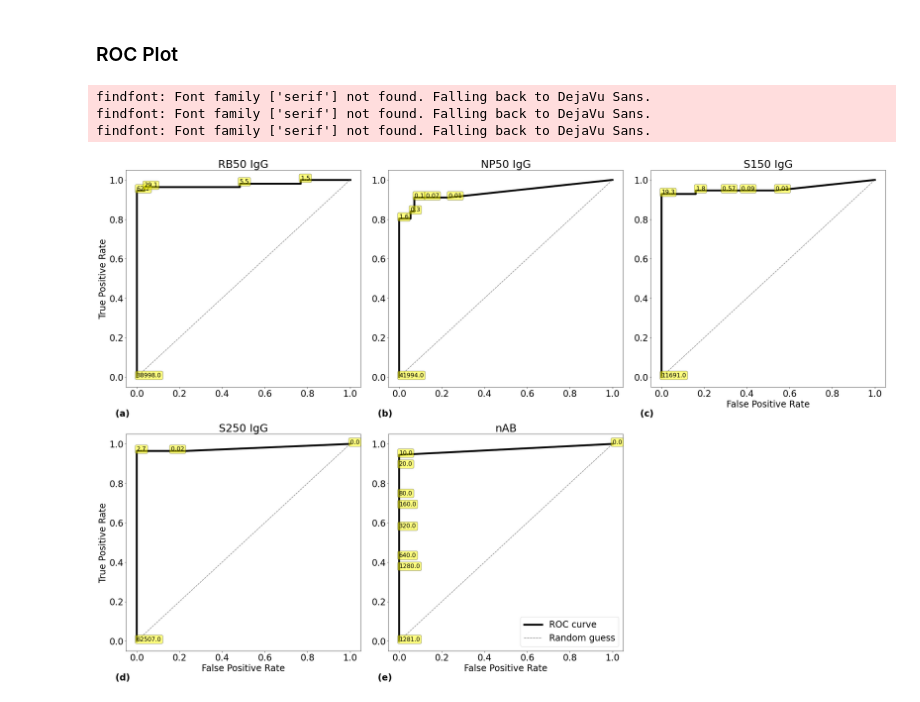
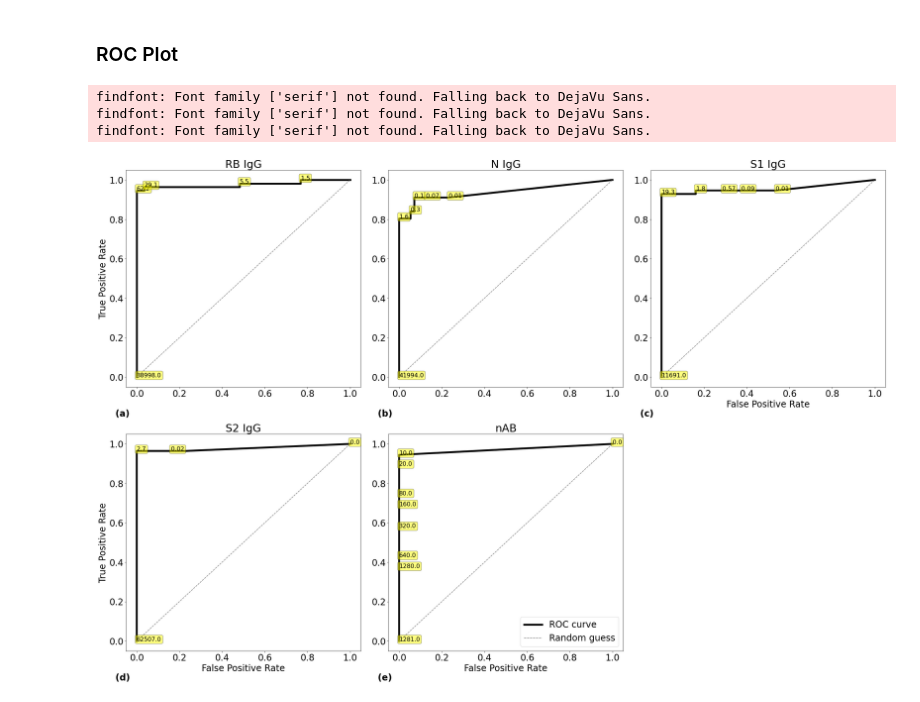
Before and after one commit to i6092467/t-cells-response-sars-cov-2, a Jupyter notebook: thresholds.ipynb, the cells around one changed output. Cells and saved outputs as stored; diff of their text form; code cells hidden in the pictures.

```diff
--- a/thresholds.ipynb
+++ b/thresholds.ipynb
@@ -369,32 +369,32 @@ balanced_accuracy_score(y_true=disease_status, y_pred=cons_response)
 # %%
 plotting_setup(24)
 
 fig, ax = plt.subplots(2, 3, figsize=(30, 20))
 
-plot_roc(roc_data_RB50[1], roc_data_RB50[0], roc_data_RB50[2], title='RB50 IgG', axes=ax[0, 0], label_every=2,
+plot_roc(roc_data_RB50[1], roc_data_RB50[0], roc_data_RB50[2], title='RB IgG', axes=ax[0, 0], label_every=2,
         fpr_label='')
 ax[0, 0].text(-0.1, -0.2, '(a)', weight='bold')
-plot_roc(roc_data_NP50[1], roc_data_NP50[0], roc_data_NP50[2], title='NP50 IgG', axes=ax[0, 1], label_every=2,
+plot_roc(roc_data_NP50[1], roc_data_NP50[0], roc_data_NP50[2], title='N IgG', axes=ax[0, 1], label_every=2,
          fpr_label='', tpr_label='')
 ax[0, 1].text(-0.1, -0.2, '(b)', weight='bold')
-plot_roc(roc_data_S150[1], roc_data_S150[0], roc_data_S150[2], title='S150 IgG', axes=ax[0, 2], label_every=2,
+plot_roc(roc_data_S150[1], roc_data_S150[0], roc_data_S150[2], title='S1 IgG', axes=ax[0, 2], label_every=2,
         tpr_label='')
 ax[0, 2].text(-0.1, -0.2, '(c)', weight='bold')
-plot_roc(roc_data_S250[1], roc_data_S250[0], roc_data_S250[2], title='S250 IgG', axes=ax[1, 0], label_every=2)
+plot_roc(roc_data_S250[1], roc_data_S250[0], roc_data_S250[2], title='S2 IgG', axes=ax[1, 0], label_every=2)
 ax[1, 0].text(-0.1, -0.2, '(d)', weight='bold')
 plot_roc(roc_data_nAB[1], roc_data_nAB[0], roc_data_nAB[2], title='nAB', axes=ax[1, 1], label_every=1,
          tpr_label='')
 ax[1, 1].text(-0.1, -0.2, '(e)', weight='bold')
 
 ax[1, 2].set_axis_off()
 
 l = ax[1, 1].legend(loc='lower right')
 
 plt.tight_layout()
 
-plt.savefig(fname="figures/rocs_antibodies.png", dpi=300, bbox_inches='tight')
+plt.savefig(fname="figures/rocs_antibodies.svg", dpi=300, bbox_inches='tight')
 # %% [output]
 findfont: Font family ['serif'] not found. Falling back to DejaVu Sans.
 findfont: Font family ['serif'] not found. Falling back to DejaVu Sans.
 findfont: Font family ['serif'] not found. Falling back to DejaVu Sans.
-[figure, old version]
+[figure, new version]
```
Also changed, not shown: 2 other files.
